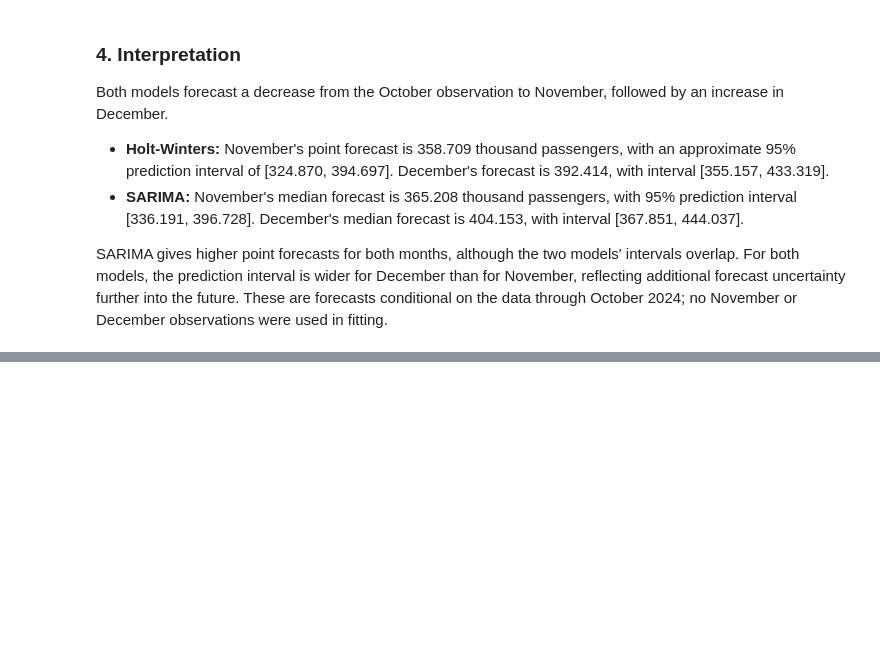
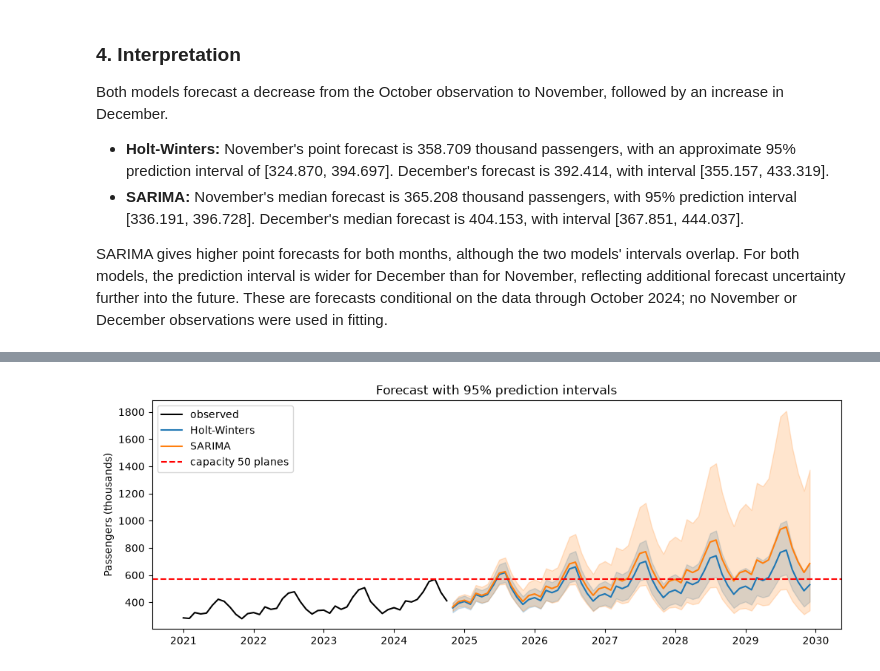
Before and after one commit to DiegoSourbag/SCA-Homework-1, a Jupyter notebook: homework1.ipynb, the cells around one changed output, grey strips where cells are left out. Drawn from its saved outputs; the diff is of its cells as text; code cells hidden in the pictures; blank space fills up the shorter version.

```diff
--- a/homework1.ipynb
+++ b/homework1.ipynb
@@ -410,0 +478,15 @@ SARIMA gives higher point forecasts for both months, although the two models' in
+# %%
+annual = y[:"2023"].groupby(y[:"2023"].index.year).sum()
+print("growth 2014-2023:", round(annual.diff().mean()), "thousand or",
+      round(100 * ((annual[2023] / annual[2014]) ** (1 / 9) - 1), 1), "% per year")
+
+long_term = {}
+for name, sim in sims.items():
+    total = sim.groupby(sim.index.year).sum()
+    peak = sim.groupby(sim.index.year).max()
+    long_term[name] = pd.DataFrame({
+        "Total (median)": total.median(axis=1),
+        "Planes (median peak)": np.ceil(peak.median(axis=1) / per_plane),
+        "Planes (95% peak)": np.ceil(peak.quantile(0.95, axis=1) / per_plane),
+    }).loc[2025:]
+pd.concat(long_term, axis=1).round(0)
@@ -410,0 +502,14 @@ SARIMA gives higher point forecasts for both months, although the two models' in
+# %%
+plt.figure(figsize=(12, 4))
+plt.plot(y["2021":], color="black", label="observed")
+for (name, sim), color in zip(sims.items(), ["tab:blue", "tab:orange"]):
+    plt.plot(fc_long[name], color=color, label=name)
+    plt.fill_between(sim.index, sim.quantile(0.025, axis=1), sim.quantile(0.975, axis=1),
+                     color=color, alpha=0.2)
+plt.axhline(50 * per_plane, color="red", linestyle="--", label="capacity 50 planes")
+plt.title("Forecast with 95% prediction intervals")
+plt.ylabel("Passengers (thousands)")
+plt.legend()
+plt.show()
+# %% [output]
+[figure, added]
```
Also changed, not shown: parts of 8 cells of this notebook, 1 other file.
